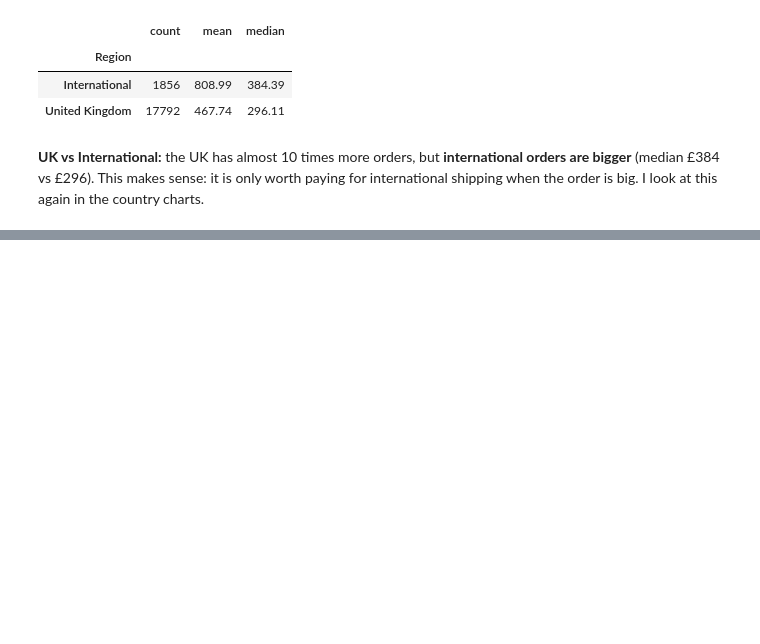
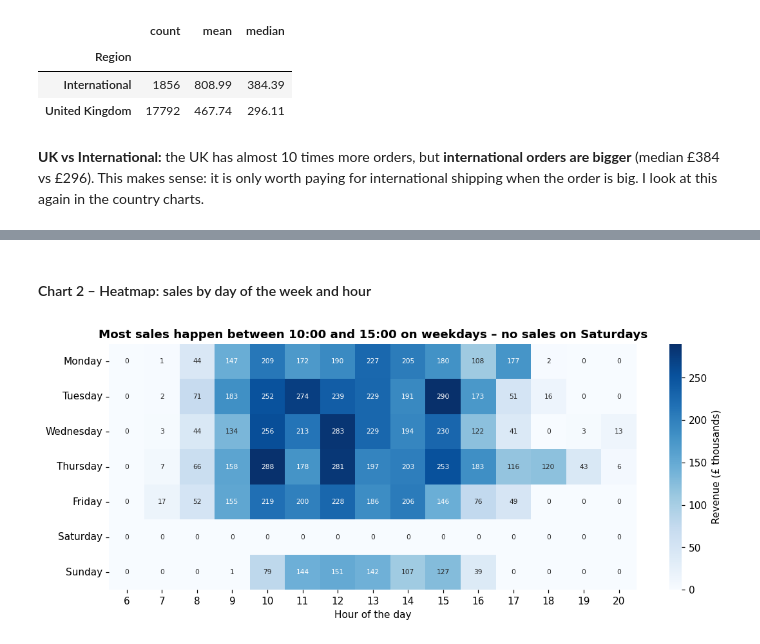
Before and after one commit to 2023357/CA2_Data_Vizualisation, a Jupyter notebook: CA2_Online_Retail.ipynb, the cells around one changed output, grey strips where cells are left out. Saved outputs shown, nothing was run; the diff lists cells and outputs as text; code cells hidden in the pictures; blank space fills up the shorter version.

```diff
--- a/CA2_Online_Retail.ipynb
+++ b/CA2_Online_Retail.ipynb
@@ -668,0 +709,21 @@ orders.groupby("Region")["OrderValue"].agg(["count", "mean", "median"]).round(2)
+# %% [markdown]
+#### Chart 2 – Heatmap: sales by day of the week and hour
+# %%
+# SALES BY WEEKDAY AND HOUR
+# pivot_table makes a table: one row per weekday, one column per hour, and in each cell the total revenue.
+heat = df.pivot_table(index="Weekday", columns="Hour", values="Revenue", aggfunc="sum")
+
+# Put the days in the normal order (otherwise they come in alphabetical order: Friday, Monday...).
+# Saturday does not exist in the data, so reindex creates it with empty values -> fillna(0) shows it as 0.
+days = ["Monday", "Tuesday", "Wednesday", "Thursday", "Friday", "Saturday", "Sunday"]
+heat = heat.reindex(days).fillna(0) / 1000          # in £ thousands
+
+plt.figure(figsize=(12, 4.5))
+sns.heatmap(heat, cmap="Blues", annot=True, fmt=".0f", annot_kws={"size": 7},
+            cbar_kws={"label": "Revenue (£ thousands)"})
+plt.title("Most sales happen between 10:00 and 15:00 on weekdays – no sales on Saturdays")
+plt.xlabel("Hour of the day")
+plt.ylabel("")
+plt.show()
+# %% [output]
+[figure, added]
```
Also changed, not shown: parts of 4 cells of this notebook.
